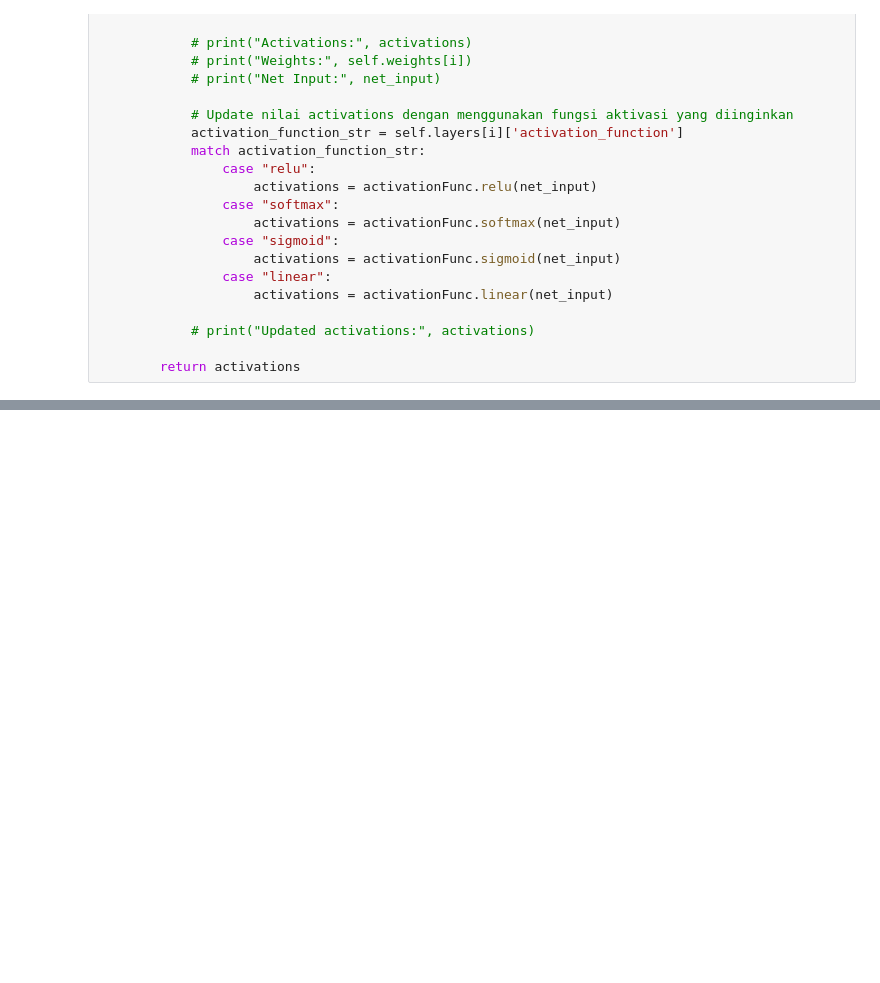
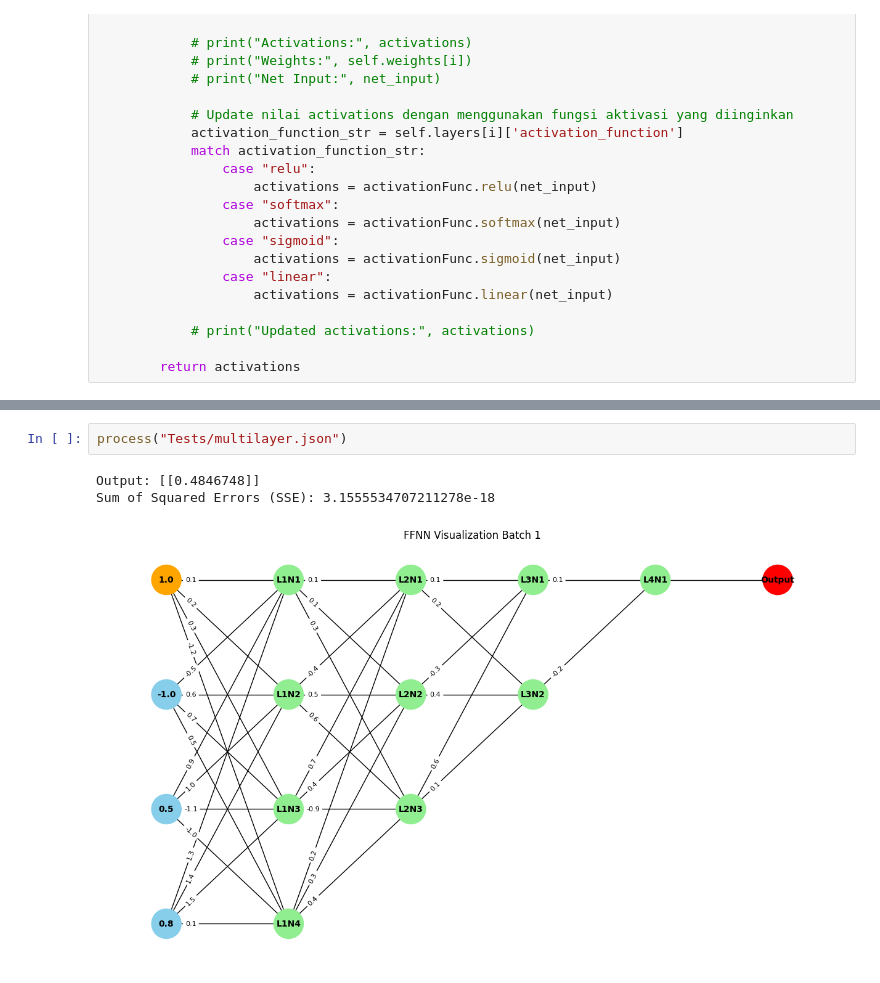
Before and after one commit to NicholasLiem/IF3270_FP_FFNN, a Jupyter notebook: Main.ipynb, the cells around one changed output, grey strips where cells are left out. Cells and saved outputs as stored; diff of their text form; blank space fills up the shorter version.

```diff
--- a/Main.ipynb
+++ b/Main.ipynb
@@ -81,0 +109,6 @@ Sum of Squared Errors (SSE): 4.8148248609680896e-33
+# %%
+process("Tests/multilayer.json")
+# %% [output]
+Output: [[0.4846748]]
+Sum of Squared Errors (SSE): 3.1555534707211278e-18
+[figure, added]
```
Also changed, not shown: parts of 7 cells of this notebook.
